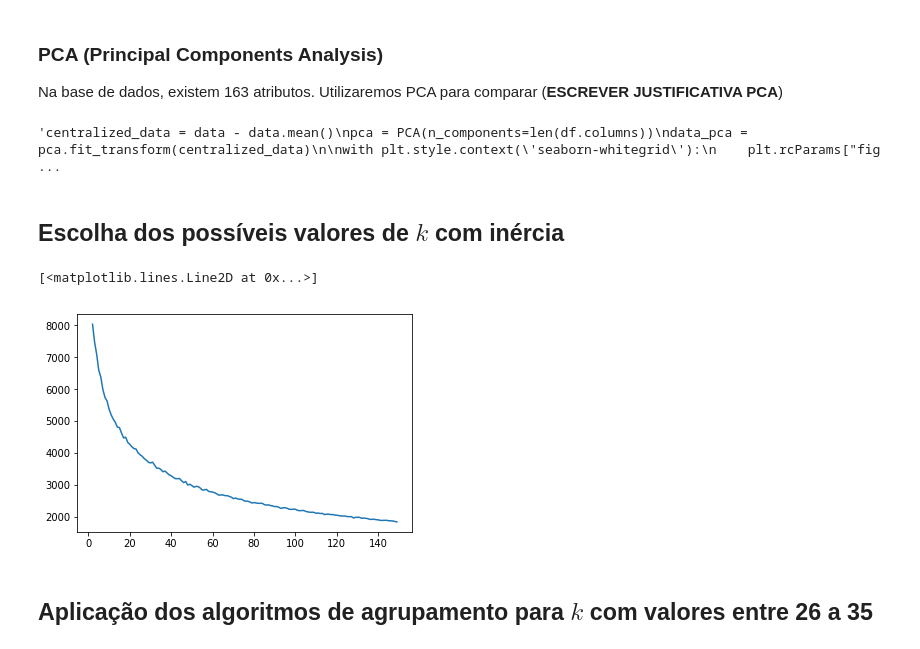
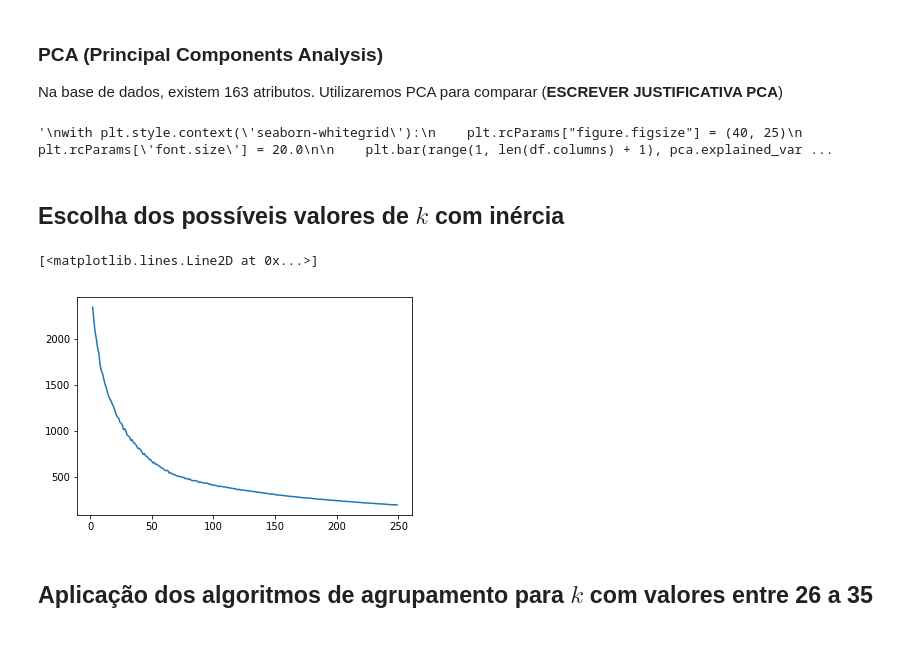
Before and after one commit to gaabrielfranco/data-mining-w1, a Jupyter notebook: w1.ipynb, the cells around one changed output. Saved outputs shown, nothing was run; the diff lists cells and outputs as text; code cells hidden in the pictures.

```diff
--- a/w1.ipynb
+++ b/w1.ipynb
@@ -147,10 +152,15 @@ dtypes: float64(2), int64(161)
 
 Na base de dados, existem 163 atributos. Utilizaremos PCA para comparar (**ESCREVER JUSTIFICATIVA PCA**)
 # %%
-'''centralized_data = data - data.mean()
+centralized_data = data - data.mean()
 pca = PCA(n_components=len(df.columns))
 data_pca = pca.fit_transform(centralized_data)
 
+df_pca = pd.DataFrame(data_pca)
+
+df_pca = df_pca.drop([column for column in range(47, len(df_pca.columns))], axis=1)
+
+'''
 with plt.style.context('seaborn-whitegrid'):
     plt.rcParams["figure.figsize"] = (40, 25)
     plt.rcParams['font.size'] = 20.0
@@ -170,26 +180,27 @@ with plt.style.context('seaborn-whitegrid'):
     plt.title('Variance explained with PCA')
     plt.tight_layout()
 
-variance[47]'''
+variance[47]
+'''
 # %% [output]
-'centralized_data = data - data.mean()\npca = PCA(n_components=len(df.columns))\ndata_pca = pca.fit_transform(centralized_data)\n\nwith plt.style.context(\'seaborn-whitegrid\'):\n    plt.rcParams["fig ...
+'\nwith plt.style.context(\'seaborn-whitegrid\'):\n    plt.rcParams["figure.figsize"] = (40, 25)\n    plt.rcParams[\'font.size\'] = 20.0\n\n    plt.bar(range(1, len(df.columns) + 1), pca.explained_var ...
 # %% [markdown]
 ## Escolha dos possíveis valores de $k$ com inércia
 # %%
 inertia = []
 
 # Normalização dos dados
-for column in data:
-    data[column] = (data[column] - data[column].min()) / (data[column].max() - data[column].min())
+for column in df_pca:
+    df_pca[column] = (df_pca[column] - df_pca[column].min()) / (df_pca[column].max() - df_pca[column].min())
 
-for k in range(2, 150):
+for k in range(2, 250):
     km = KMeans(n_clusters=k, n_jobs=-1)
-    labels = km.fit_predict(data)
+    labels = km.fit_predict(df_pca)
     inertia.append(km.inertia_)
 
-plt.plot(range(2, 150), inertia)
+plt.plot(range(2, 250), inertia)
 # %% [output]
 [<matplotlib.lines.Line2D at 0x...>]
-[figure, old version]
+[figure, new version]
 # %% [markdown]
 ## Aplicação dos algoritmos de agrupamento para $k$ com valores entre 26 a 35
```
Also changed, not shown: parts of 4 cells of this notebook.
